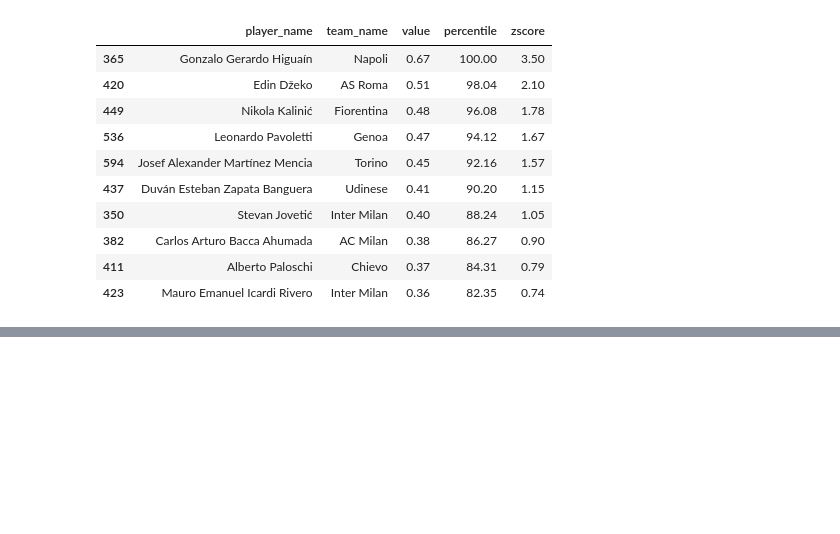
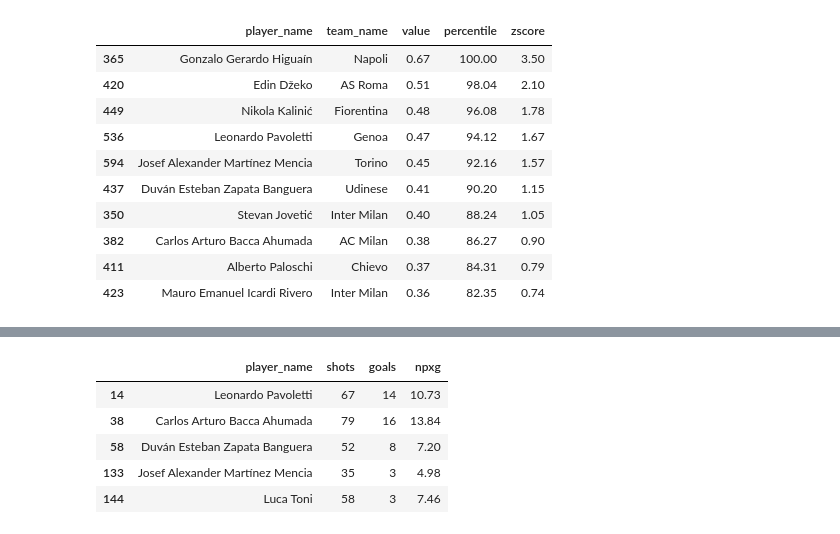
Before and after one commit to quanghung304/moneyball-fc, a Jupyter notebook: notebooks/moneyball_walkthrough.ipynb, the cells around one changed output, grey strips where cells are left out. Cells and saved outputs as stored; diff of their text form; code cells hidden in the pictures; blank space fills up the shorter version.

```diff
--- a/notebooks/moneyball_walkthrough.ipynb
+++ b/notebooks/moneyball_walkthrough.ipynb
@@ -267,0 +294,11 @@ profile is shooting a lot from decent positions, not exceptional shot quality.
+# %%
+finishing[finishing["player_name"].isin(SHORTLIST)][
+    ["player_name", "shots", "goals", "npxg"]
+]
+# %% [output]
+|  | player_name | shots | goals | npxg |
+| 14 | Leonardo Pavoletti | 67 | 14 | 10.73 |
+| 38 | Carlos Arturo Bacca Ahumada | 79 | 16 | 13.84 |
+| 58 | Duván Esteban Zapata Banguera | 52 | 8 | 7.20 |
+| 133 | Josef Alexander Martínez Mencia | 35 | 3 | 4.98 |
+| 144 | Luca Toni | 58 | 3 | 7.46 |
```
Also changed, not shown: parts of 10 cells of this notebook, 3 other files.
